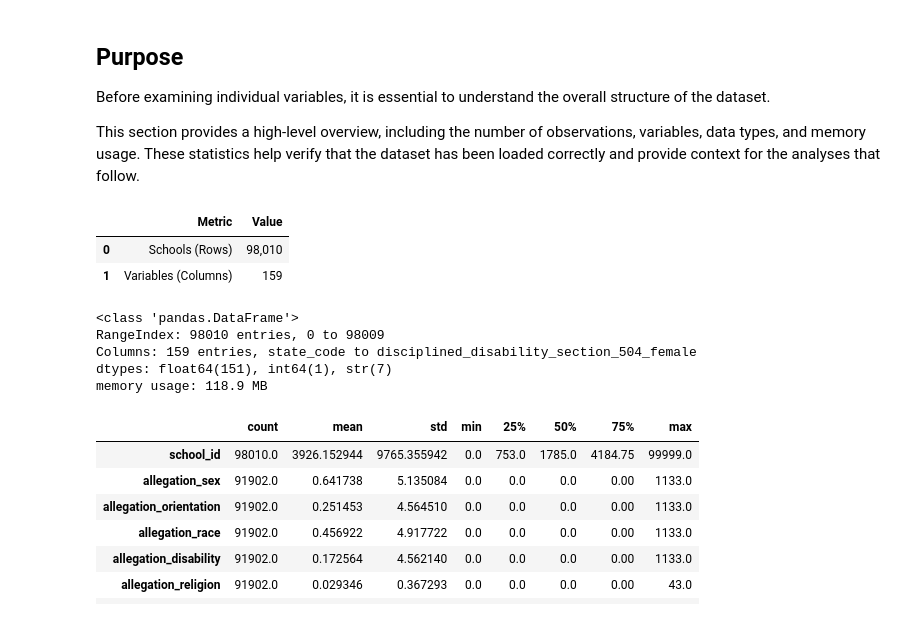
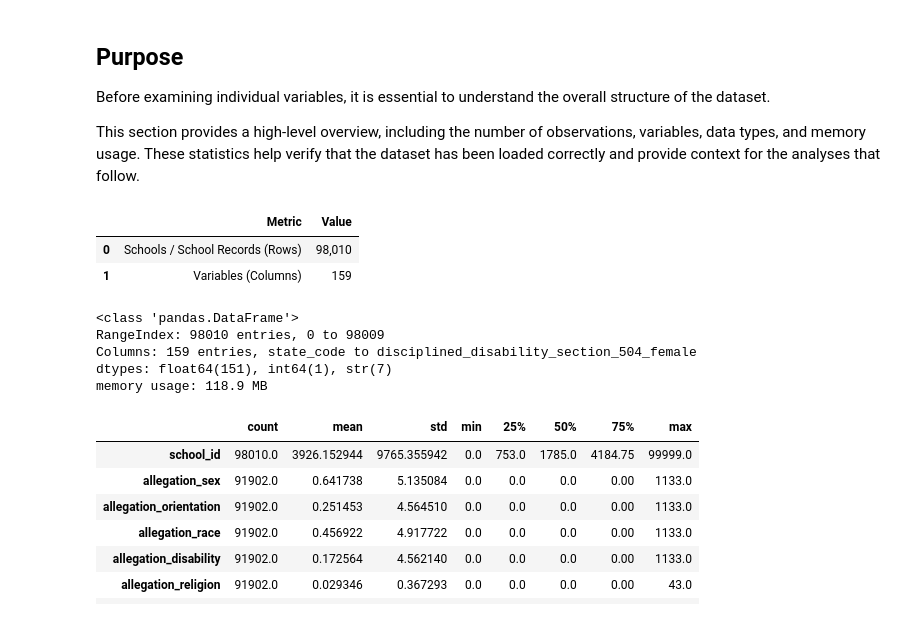
Before and after one commit to MrMcYoldas/school-bullying-analysis-crdc, a Jupyter notebook: notebooks/03_Exploratory_Analysis_Final.ipynb, the cells around one changed output. Drawn from its saved outputs; the diff is of its cells as text; code cells hidden in the pictures.

```diff
--- a/notebooks/03_Exploratory_Analysis.ipynb
+++ b/notebooks/03_Exploratory_Analysis_Final.ipynb
@@ -204,36 +221,38 @@ This section provides a high-level overview, including the number of observation
 # %%
 # =====================================================
 # Dataset Summary
 # =====================================================
 
 dataset_summary = pd.DataFrame({
     "Metric": [
-        "Schools (Rows)",
+        "Schools / School Records (Rows)",
         "Variables (Columns)"
     ],
     "Value": [
         f"{df.shape[0]:,}",
         df.shape[1]
     ]
 })
 
 dataset_summary
 # %% [output]
 |  | Metric | Value |
-| 0 | Schools (Rows) | 98,010 |
+| 0 | Schools / School Records (Rows) | 98,010 |
 | 1 | Variables (Columns) | 159 |
-# %%
-# =====================================================
-# Dataset Information
-# =====================================================
-
-df.info()
-# %% [output]
-<class 'pandas.DataFrame'>
-RangeIndex: 98010 entries, 0 to 98009
-Columns: 159 entries, state_code to disciplined_disability_section_504_female
-dtypes: float64(151), int64(1), str(7)
-memory usage: 118.9 MB
+# %%
+# =====================================================
+# Dataset Information
+# =====================================================
+
+# df.info() gives a compact overview of column count, data types,
+# non-null counts, and memory usage.
+df.info()
+# %% [output]
+<class 'pandas.DataFrame'>
+RangeIndex: 98010 entries, 0 to 98009
+Columns: 159 entries, state_code to disciplined_disability_section_504_female
+dtypes: float64(151), int64(1), str(7)
+memory usage: 118.9 MB
 # %%
 # =====================================================
 # Summary Statistics
```
Also changed, not shown: parts of 50 cells of this notebook, 47 other files.
